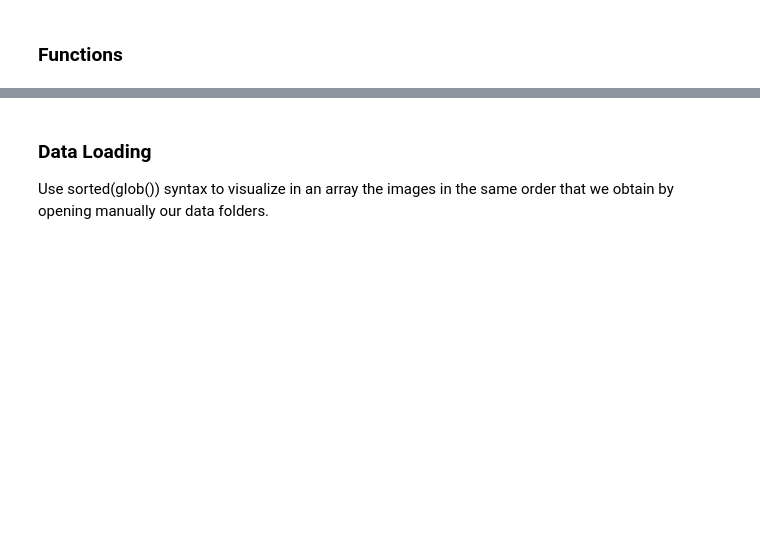
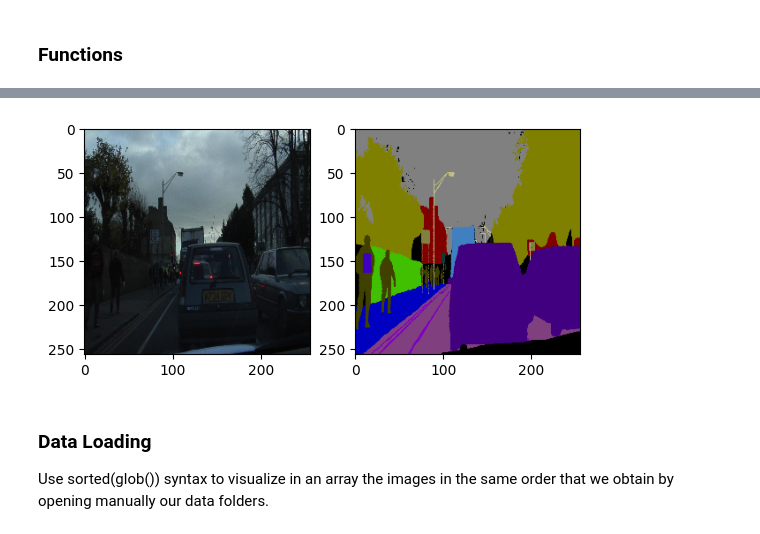
Before and after one commit to DavidAlexanderMoe/Road-Semantic-Segmentation-with-Unets, a Jupyter notebook: 1. Data loading.ipynb, the cells around one changed output, grey strips where cells are left out. Cells and saved outputs as stored; diff of their text form; code cells hidden in the pictures; blank space fills up the shorter version.

```diff
--- a/1. Data loading.ipynb
+++ b/1. Data loading.ipynb
@@ -71,3 +87,7 @@ def load_image(path, SIZE):
+# %%
+show_pairs(train_images[1], train_masks[1])
+# %% [output]
+[figure, added]
 # %% [markdown]
 ### Data Loading
 
```
Also changed, not shown: parts of 16 cells of this notebook.
